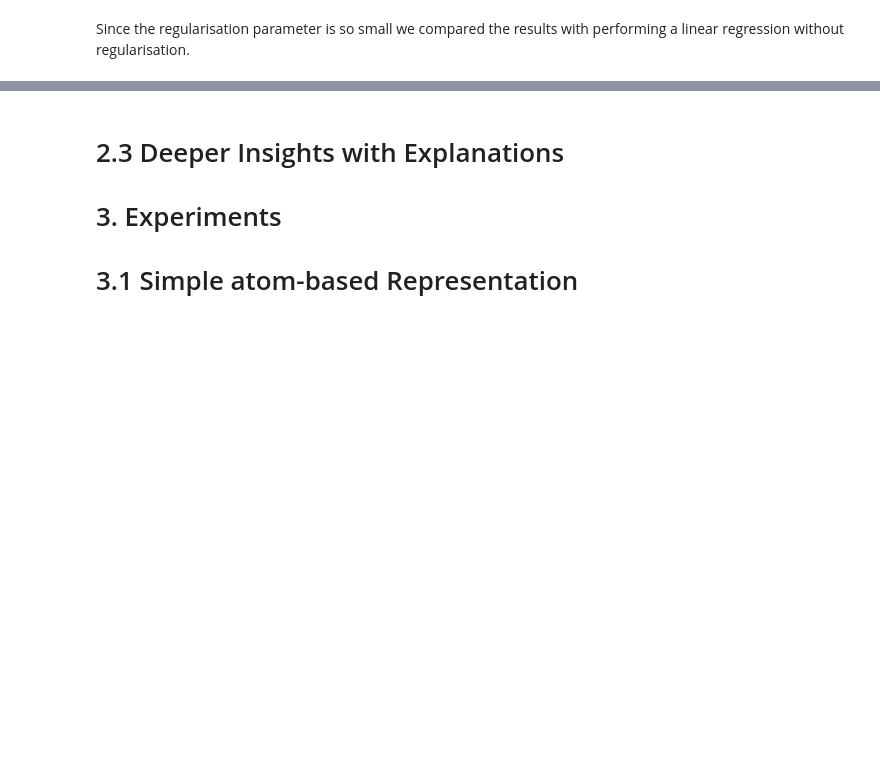
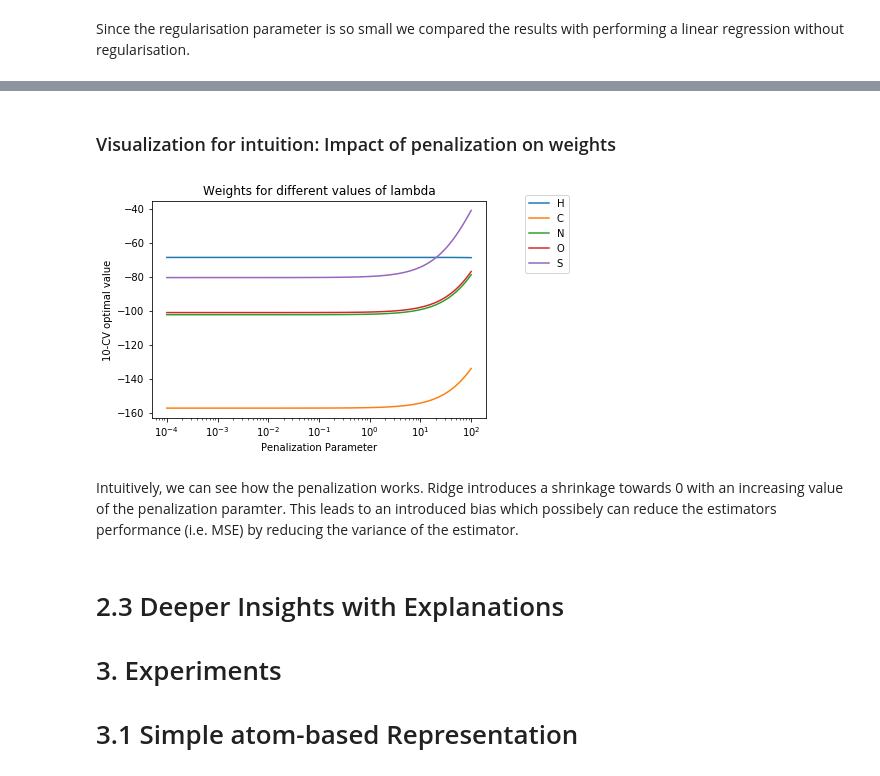
Before and after one commit to jascha-je/LabML4DS, a Jupyter notebook: p2/p2_jascha_commented_until_3.ipynb, the cells around one changed output, grey strips where cells are left out. Drawn from its saved outputs; the diff is of its cells as text; code cells hidden in the pictures; blank space fills up the shorter version.

```diff
--- a/p2/p2_jascha_commented_until_3.ipynb
+++ b/p2/p2_jascha_commented_until_3.ipynb
@@ -330,3 +328,33 @@ plt.show()
+# %% [markdown]
+### Visualization for intuition: Impact of penalization on weights
+# %%
+from sklearn.model_selection import RepeatedKFold
+
+ridge_ = Ridge()
+
+weights_ = []
+scores_ = []
+for alpha in alpha_values:
+    grid_ = dict(alpha = [alpha])
+    search_ = GridSearchCV(ridge_, grid_, scoring=('neg_mean_squared_error'), cv=10, n_jobs=-1, refit = 'neg_mean_squared_error')
+    results_ = search_.fit(X_train, y_train)
+    weights_ += [results_.best_estimator_.coef_]
+    scores_ += [results_.best_score_]
+
+weights_ = np.array(weights_)
+# %%
+
+plt.plot(alpha_values, weights_)
+plt.legend(atoms, bbox_to_anchor=(1.1, 1.05))
+plt.xscale("log")
+plt.title("Weights for different values of lambda")
+plt.ylabel("10-CV optimal value")
+plt.xlabel("Penalization Parameter")
+plt.show()
+# %% [output]
+[figure, added]
+# %% [markdown]
+Intuitively, we can see how the penalization works. Ridge introduces a shrinkage towards 0 with an increasing value of the penalization paramter. This leads to an introduced bias which possibely can reduce the estimators performance (i.e. MSE) by reducing the variance of the estimator.
 # %% [markdown]
 # 2.3 Deeper Insights with Explanations
 # 3. Experiments
```
Also changed, not shown: parts of 28 cells of this notebook, 1 other file.
